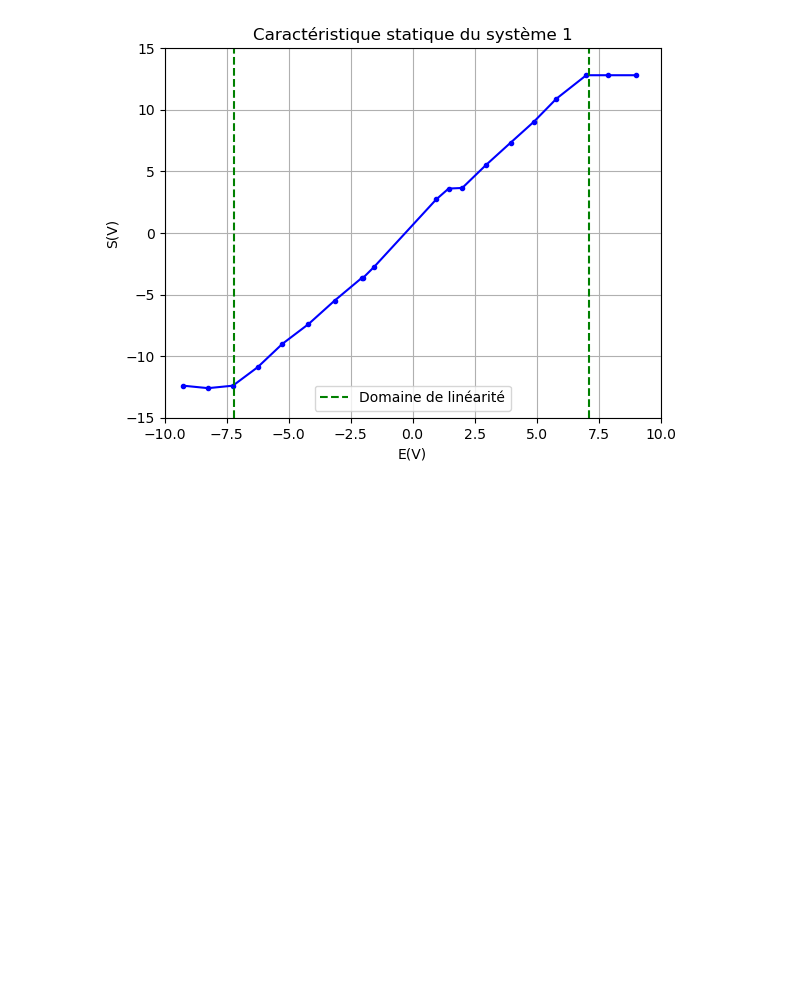
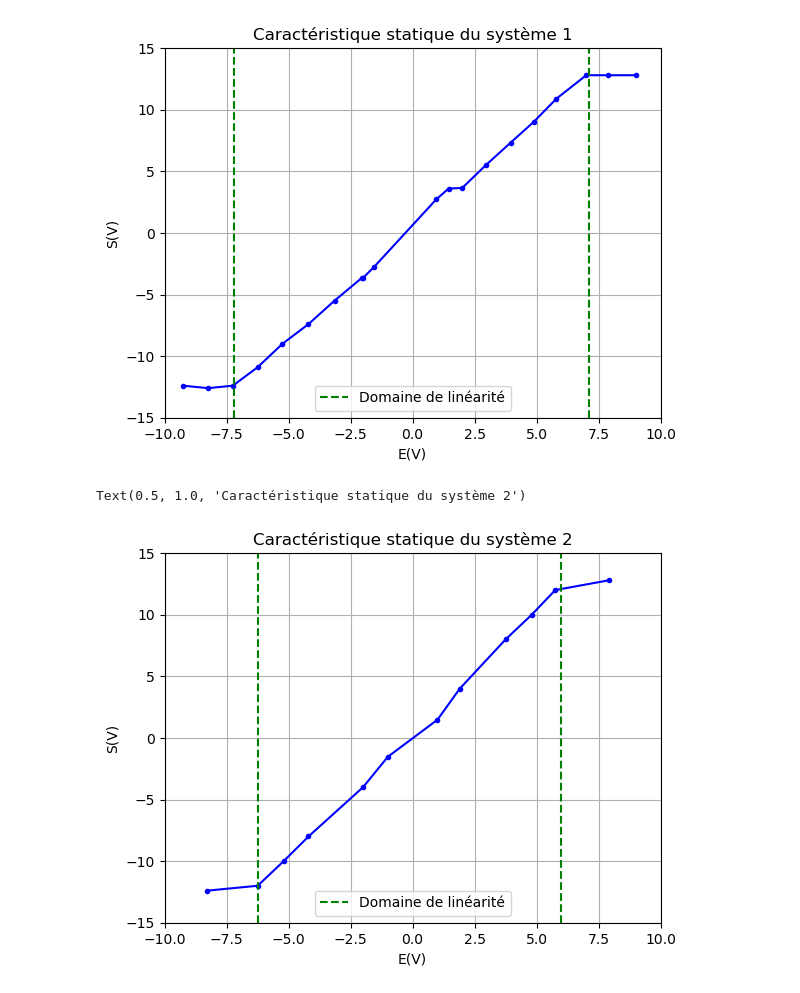
Before and after one commit to Odin688/Automatique, a Jupyter notebook: diagrammes.ipynb, the cells around one changed output. Drawn from its saved outputs; the diff is of its cells as text; code cells hidden in the pictures; blank space fills up the shorter version.

```diff
--- a/diagrammes.ipynb
+++ b/diagrammes.ipynb
@@ -185,3 +185,19 @@ rep_indic3(0.1)
 # %% [output]
 Text(0.5, 1.0, 'Caractéristique statique du système 1')
 [figure]
+# %%
+carac_absc2 = [-8.3,-6.25,-5.2,-4.2,-2,-1,1,1.9,3.75,4.8,5.75,7.93]
+carac_ord2 = [-12.4,-12,-10,-8,-4,-1.53,1.475,4,8,10,12,12.8]
+plt.plot(carac_absc2,carac_ord2,'b.-')
+plt.grid()
+plt.plot([-6.25,-6.25],[-15,15],'g--')
+plt.plot([6,6],[-15,15],'g--',label ='Domaine de linéarité')
+plt.xlabel('E(V)')
+plt.ylabel('S(V)')
+plt.xlim(-10,10)
+plt.ylim(-15,15)
+plt.legend()
+plt.title('Caractéristique statique du système 2')
+# %% [output]
+Text(0.5, 1.0, 'Caractéristique statique du système 2')
+[figure, added]
```
Also changed, not shown: 24 other files.
